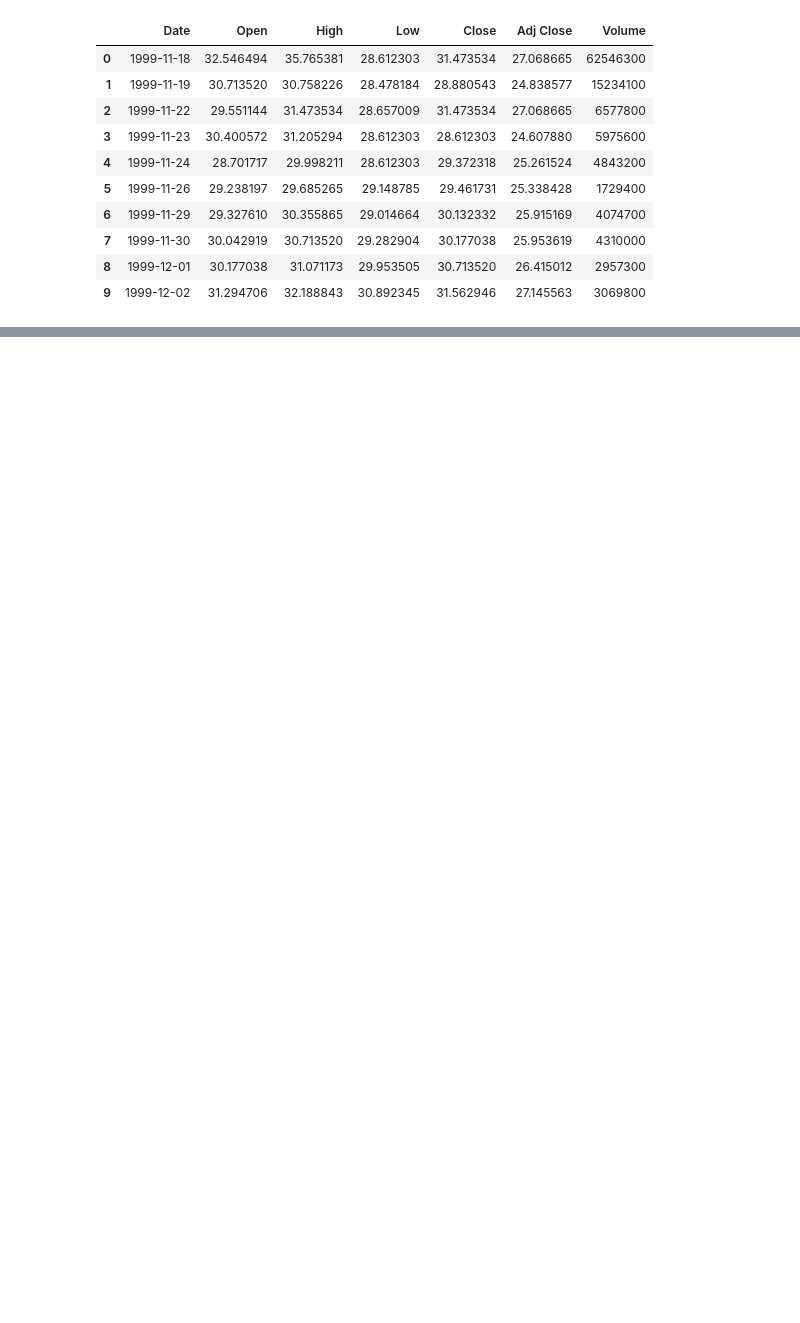
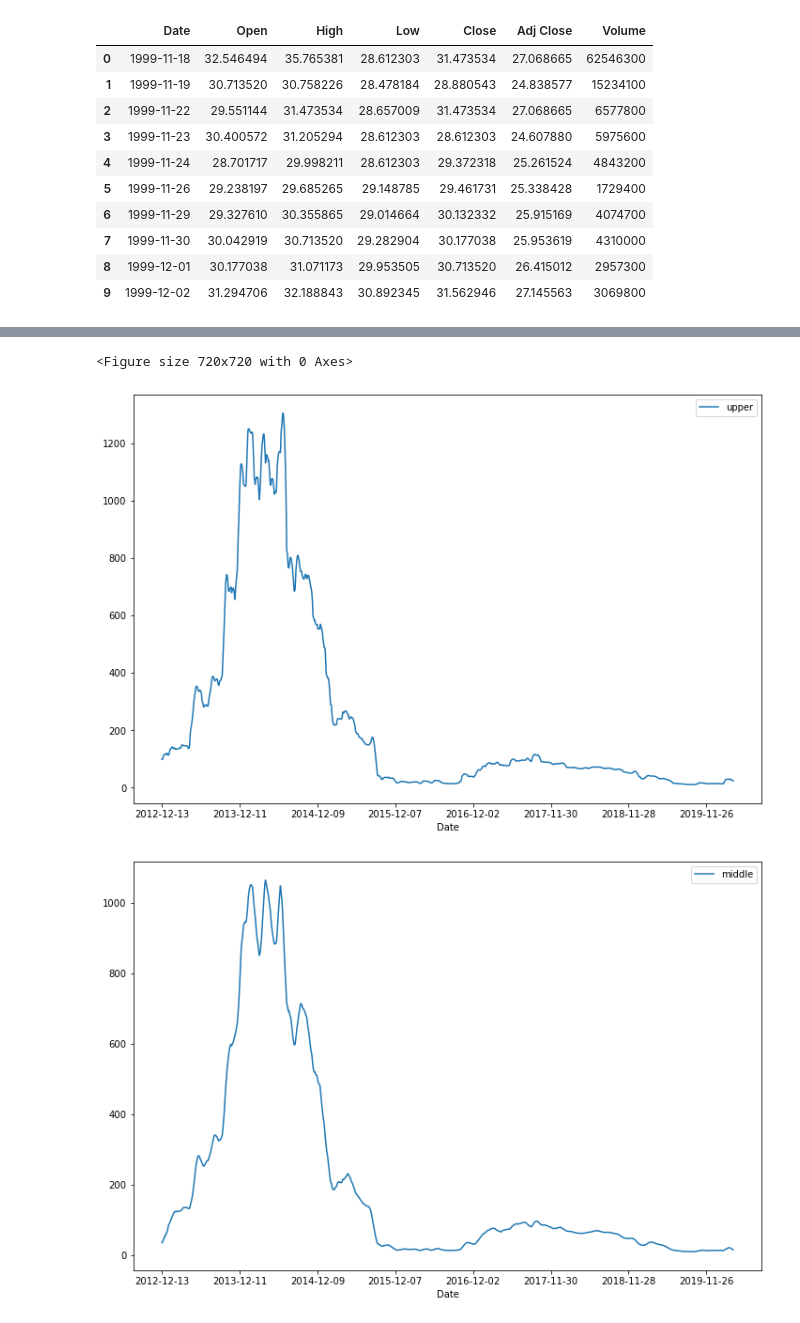
Before and after one commit to p-schlechter/stock-market-analysis, a Jupyter notebook: Exploration.ipynb, the cells around one changed output, grey strips where cells are left out. Cells and saved outputs as stored; diff of their text form; code cells hidden in the pictures; blank space fills up the shorter version.

```diff
--- a/Exploration.ipynb
+++ b/Exploration.ipynb
@@ -258,0 +119,19 @@ stocks_trend_joined[['Stock',
+# %%
+#Creating and Plotting Bollinger Bands
+sorted_stocks['middle_band'] = sorted_stocks['Close'].rolling(window=20).mean()
+sorted_stocks['upper_band'] = sorted_stocks['Close'].rolling(window=20).mean() + sorted_stocks['Close'].rolling(window=20).std()*2
+sorted_stocks['lower_band'] = sorted_stocks['Close'].rolling(window=20).mean() - sorted_stocks['Close'].rolling(window=20).std()*2
+sorted_stocks.head(11)
+
+plt.figure(figsize=(10,10))
+sorted_stocks[sorted_stocks['Stock'] == 'C'].plot(x='Date', y='upper_band', label="upper",figsize=(12,8))
+sorted_stocks[sorted_stocks['Stock'] == 'C'].plot(x='Date', y='middle_band', label="middle",figsize=(12,8))
+sorted_stocks[sorted_stocks['Stock'] == 'C'].plot(x='Date', y='lower_band', label="lower",figsize=(12,8))
+sorted_stocks[sorted_stocks['Stock'] == 'C'].plot(x='Date', y='Close', label="Close",figsize=(12,8))
+plt.legend()
+plt.legend(loc='best')
+plt.show()
+# %% [output]
+<Figure size 720x720 with 0 Axes>
+[figure, added]
+[figure, added]
```
Also changed, not shown: parts of 19 cells of this notebook.
